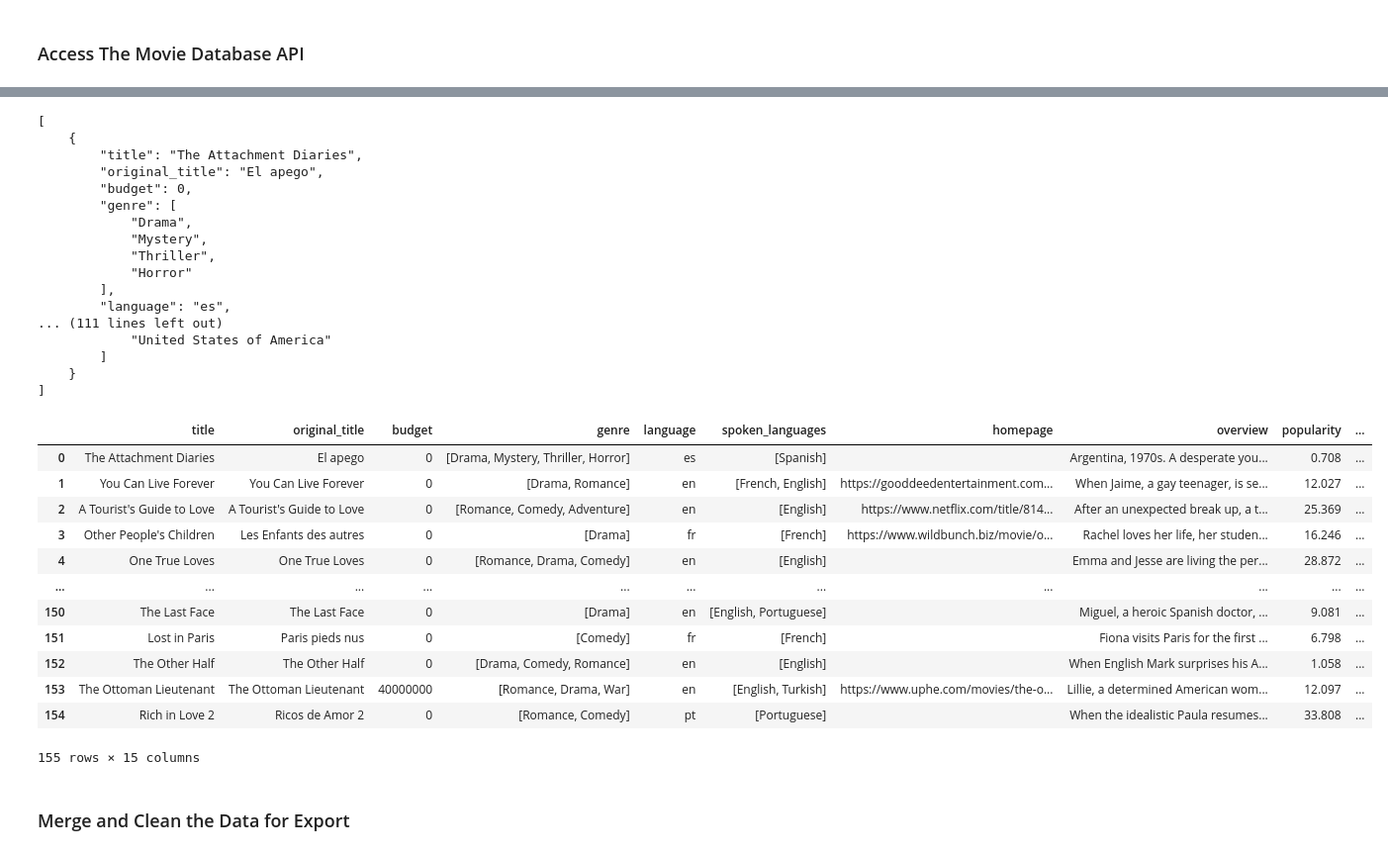
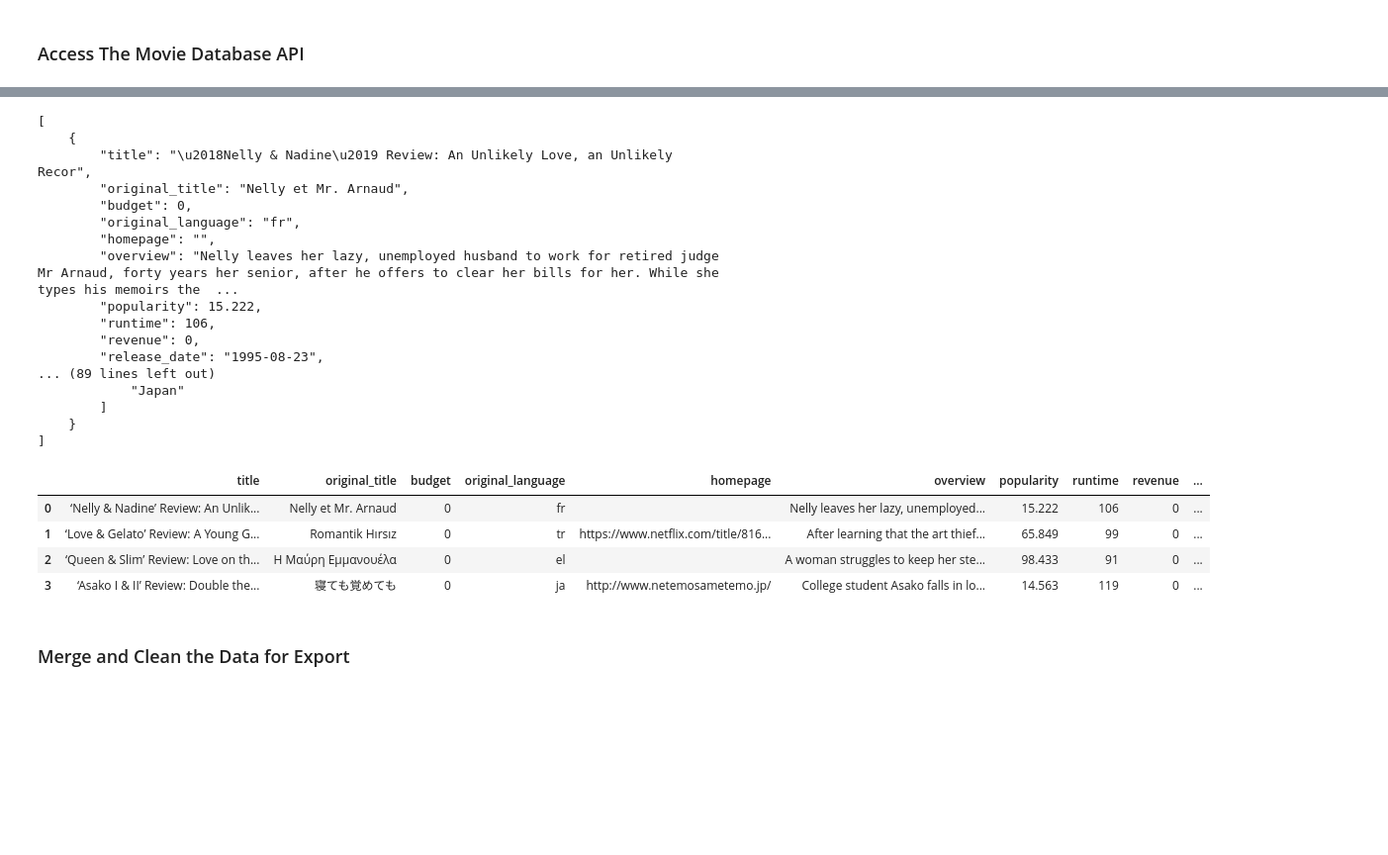
Before and after one commit to teleman1991/data-sourcing-challenge, a Jupyter notebook: retrieve_movie_data.ipynb, the cells around one changed output, grey strips where cells are left out. Shown: that part at 99% size. Drawn from its saved outputs; the diff is of its cells as text; code cells hidden in the pictures; blank space fills up the shorter version.

```diff
--- a/retrieve_movie_data.ipynb
+++ b/retrieve_movie_data.ipynb
@@ -332,40 +305,35 @@ Movie not found: ‘My Policeman’ Review: Two Love Affairs, Equally Tragi
 # %%
 # Preview the first 5 results in JSON format
 # Use json.dumps with argument indent=4 to format data
+print(json.dumps(movies_list[:5], indent=4))
 # %% [output]
 [
     {
-        "title": "The Attachment Diaries",
-        "original_title": "El apego",
+        "title": "\u2018Nelly & Nadine\u2019 Review: An Unlikely Love, an Unlikely Recor",
+        "original_title": "Nelly et Mr. Arnaud",
         "budget": 0,
-        "genre": [
-            "Drama",
-            "Mystery",
-            "Thriller",
-            "Horror"
-        ],
-        "language": "es",
-... (111 lines left out)
-            "United States of America"
+        "original_language": "fr",
+        "homepage": "",
+        "overview": "Nelly leaves her lazy, unemployed husband to work for retired judge Mr Arnaud, forty years her senior, after he offers to clear her bills for her. While she types his memoirs the  ...
+        "popularity": 15.222,
+        "runtime": 106,
+        "revenue": 0,
+        "release_date": "1995-08-23",
+... (89 lines left out)
+            "Japan"
         ]
     }
 ]
 # %%
 # Convert the results to a DataFrame
+movies_df = pd.DataFrame(movies_list)
+movies_df.head()
 # %% [output]
-|  | title | original_title | budget | genre | language | spoken_languages | homepage | overview | popularity | ... |
-| 0 | The Attachment Diaries | El apego | 0 | [Drama, Mystery, Thriller, Horror] | es | [Spanish] |  | Argentina, 1970s. A desperate you... | 0.708 | ... |
-| 1 | You Can Live Forever | You Can Live Forever | 0 | [Drama, Romance] | en | [French, English] | https://gooddeedentertainment.com... | When Jaime, a gay teenager, is se... | 12.027 | ... |
-| 2 | A Tourist's Guide to Love | A Tourist's Guide to Love | 0 | [Romance, Comedy, Adventure] | en | [English] | https://www.netflix.com/title/814... | After an unexpected break up, a t... | 25.369 | ... |
-| 3 | Other People's Children | Les Enfants des autres | 0 | [Drama] | fr | [French] | https://www.wildbunch.biz/movie/o... | Rachel loves her life, her studen... | 16.246 | ... |
-| 4 | One True Loves | One True Loves | 0 | [Romance, Drama, Comedy] | en | [English] |  | Emma and Jesse are living the per... | 28.872 | ... |
-| ... | ... | ... | ... | ... | ... | ... | ... | ... | ... | ... |
-| 150 | The Last Face | The Last Face | 0 | [Drama] | en | [English, Portuguese] |  | Miguel, a heroic Spanish doctor, ... | 9.081 | ... |
-| 151 | Lost in Paris | Paris pieds nus | 0 | [Comedy] | fr | [French] |  | Fiona visits Paris for the first ... | 6.798 | ... |
-| 152 | The Other Half | The Other Half | 0 | [Drama, Comedy, Romance] | en | [English] |  | When English Mark surprises his A... | 1.058 | ... |
-| 153 | The Ottoman Lieutenant | The Ottoman Lieutenant | 40000000 | [Romance, Drama, War] | en | [English, Turkish] | https://www.uphe.com/movies/the-o... | Lillie, a determined American wom... | 12.097 | ... |
-| 154 | Rich in Love 2 | Ricos de Amor 2 | 0 | [Romance, Comedy] | pt | [Portuguese] |  | When the idealistic Paula resumes... | 33.808 | ... |
+|  | title | original_title | budget | original_language | homepage | overview | popularity | runtime | revenue | ... |
+| 0 | ‘Nelly & Nadine’ Review: An Unlik... | Nelly et Mr. Arnaud | 0 | fr |  | Nelly leaves her lazy, unemployed... | 15.222 | 106 | 0 | ... |
+| 1 | ‘Love & Gelato’ Review: A Young G... | Romantik Hırsız | 0 | tr | https://www.netflix.com/title/816... | After learning that the art thief... | 65.849 | 99 | 0 | ... |
+| 2 | ‘Queen & Slim’ Review: Love on th... | Η Μαύρη Εμμανουέλα | 0 | el |  | A woman struggles to keep her ste... | 98.433 | 91 | 0 | ... |
+| 3 | ‘Asako I & II’ Review: Double the... | 寝ても覚めても | 0 | ja | http://www.netemosametemo.jp/ | College student Asako falls in lo... | 14.563 | 119 | 0 | ... |
-155 rows × 15 columns
 # %% [markdown]
 ### Merge and Clean the Data for Export
 # %%
```
Also changed, not shown: parts of 13 cells of this notebook, 1 other file.
